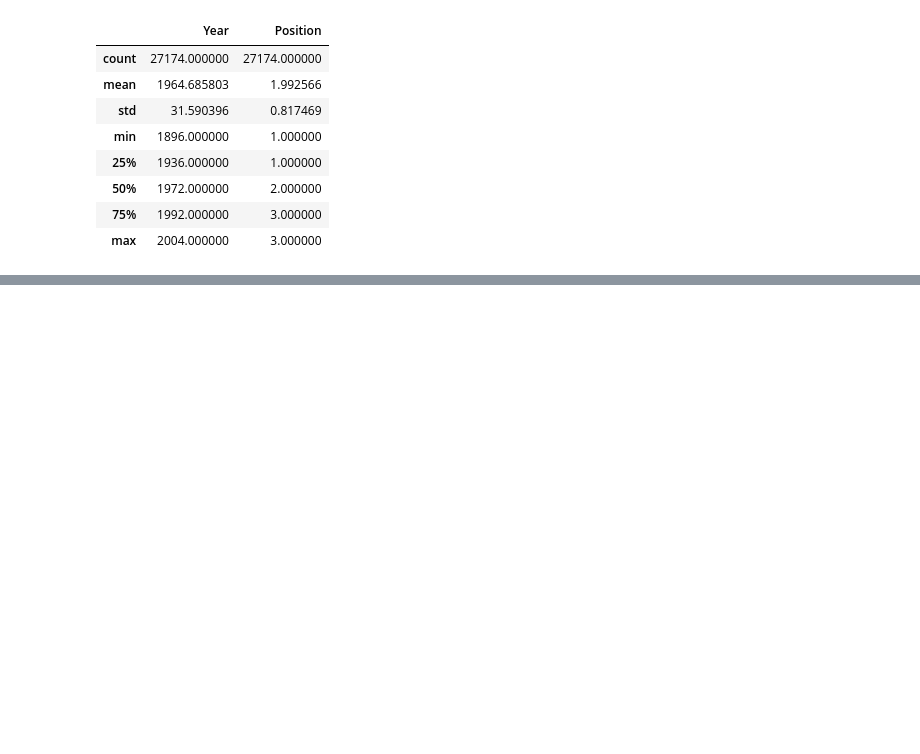
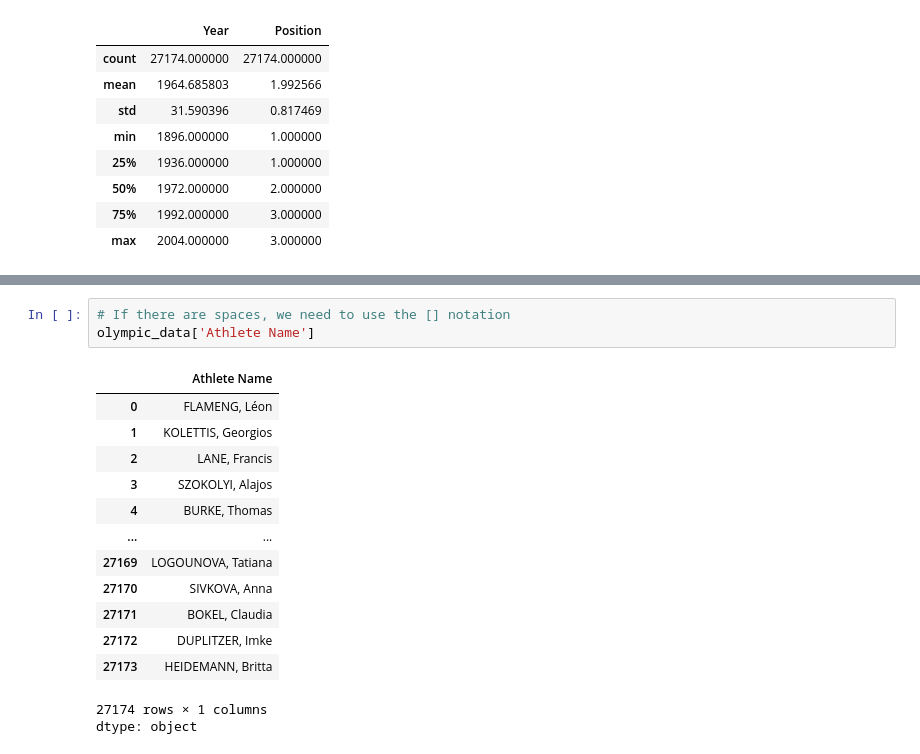
Before and after one commit to valdal14/olympy, a Jupyter notebook: main.ipynb, the cells around one changed output, grey strips where cells are left out. Saved outputs shown, nothing was run; the diff lists cells and outputs as text; blank space fills up the shorter version.

```diff
--- a/main.ipynb
+++ b/main.ipynb
@@ -125,0 +183,18 @@ olympic_data.describe()
+# %%
+# If there are spaces, we need to use the [] notation
+olympic_data['Athlete Name']
+# %% [output]
+|  | Athlete Name |
+| 0 | FLAMENG, Léon |
+| 1 | KOLETTIS, Georgios |
+| 2 | LANE, Francis |
+| 3 | SZOKOLYI, Alajos |
+| 4 | BURKE, Thomas |
+| ... | ... |
+| 27169 | LOGOUNOVA, Tatiana |
+| 27170 | SIVKOVA, Anna |
+| 27171 | BOKEL, Claudia |
+| 27172 | DUPLITZER, Imke |
+| 27173 | HEIDEMANN, Britta |
+27174 rows × 1 columns
+dtype: object
```
Also changed, not shown: parts of 8 cells of this notebook.
